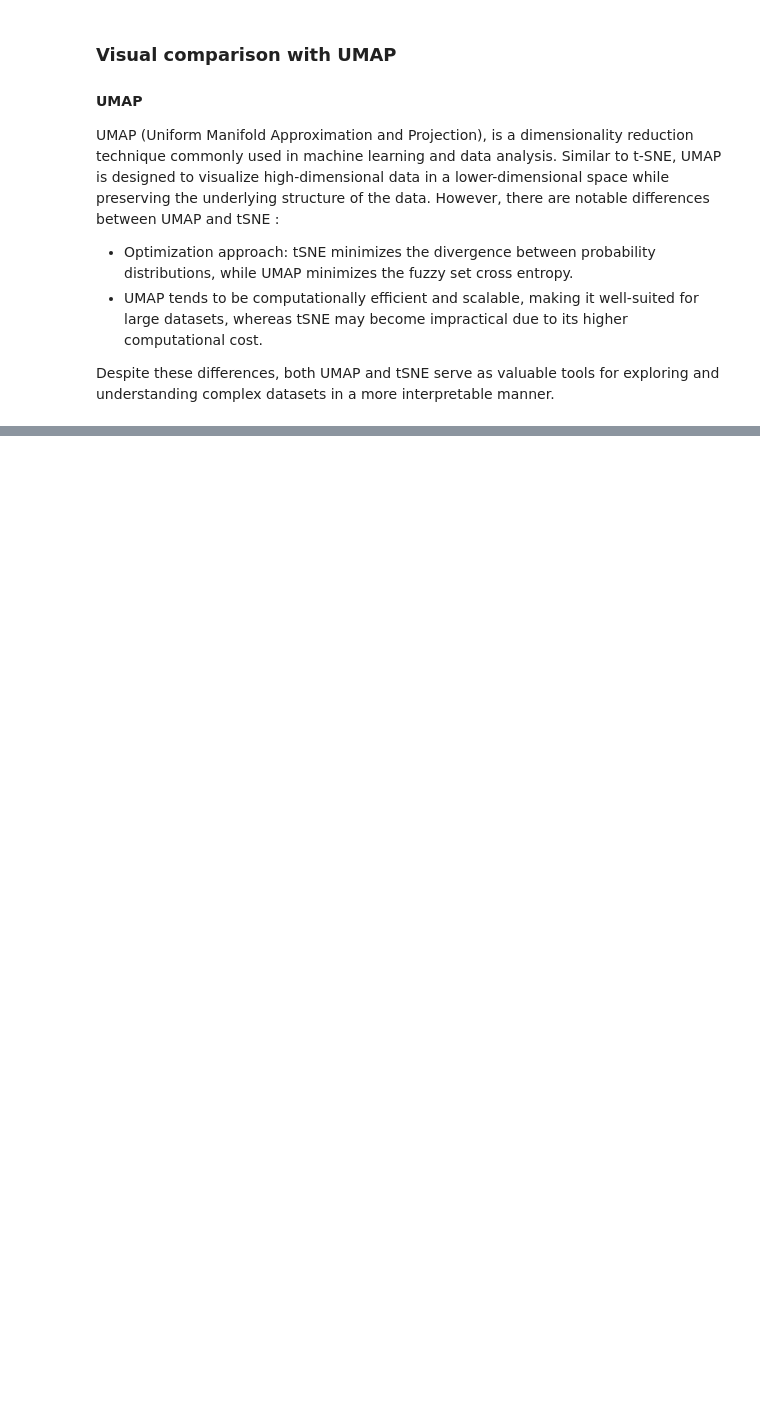
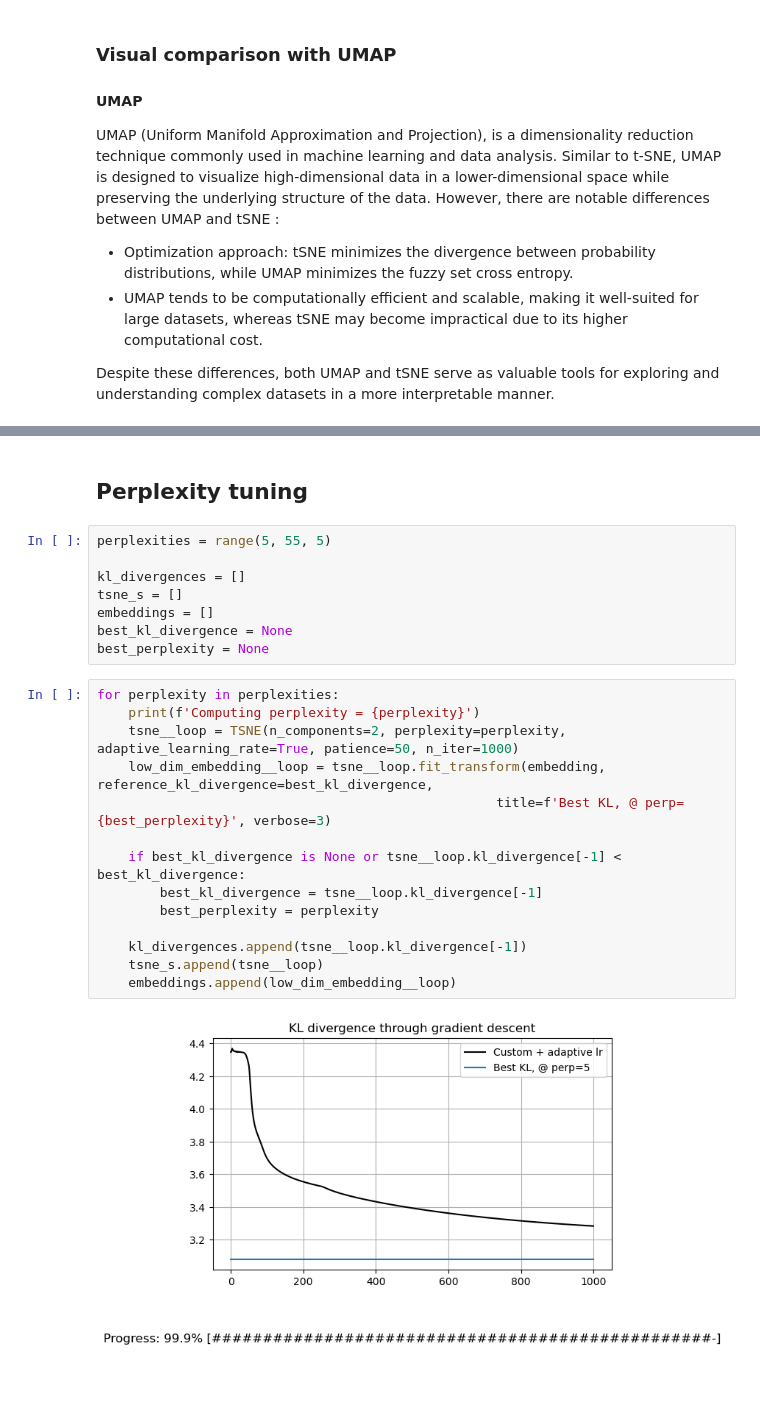
Before and after one commit to AntoineTSP/Advanced_ML, a Jupyter notebook: Embedding_imdb/Visualization.ipynb, the cells around one changed output, grey strips where cells are left out. Cells and saved outputs as stored; diff of their text form; blank space fills up the shorter version.

Commit message:
t-sne part ought to be done; needs but te visualizations on the embedding

```diff
--- a/Embedding_imdb/Visualization.ipynb
+++ b/Embedding_imdb/Visualization.ipynb
@@ -103,0 +103,26 @@ plt.show()
+# %% [markdown]
+## Perplexity tuning
+# %%
+perplexities = range(5, 55, 5)
+
+kl_divergences = []
+tsne_s = []
+embeddings = []
+best_kl_divergence = None
+best_perplexity = None
+# %%
+for perplexity in perplexities:
+    print(f'Computing perplexity = {perplexity}')
+    tsne__loop = TSNE(n_components=2, perplexity=perplexity, adaptive_learning_rate=True, patience=50, n_iter=1000)
+    low_dim_embedding__loop = tsne__loop.fit_transform(embedding, reference_kl_divergence=best_kl_divergence,
+                                                   title=f'Best KL, @ perp={best_perplexity}', verbose=3)
+
+    if best_kl_divergence is None or tsne__loop.kl_divergence[-1] < best_kl_divergence:
+        best_kl_divergence = tsne__loop.kl_divergence[-1]
+        best_perplexity = perplexity
+
+    kl_divergences.append(tsne__loop.kl_divergence[-1])
+    tsne_s.append(tsne__loop)
+    embeddings.append(low_dim_embedding__loop)
+# %% [output]
+[figure, added]
```
Also changed, not shown: parts of 14 cells of this notebook, 3 other files.
